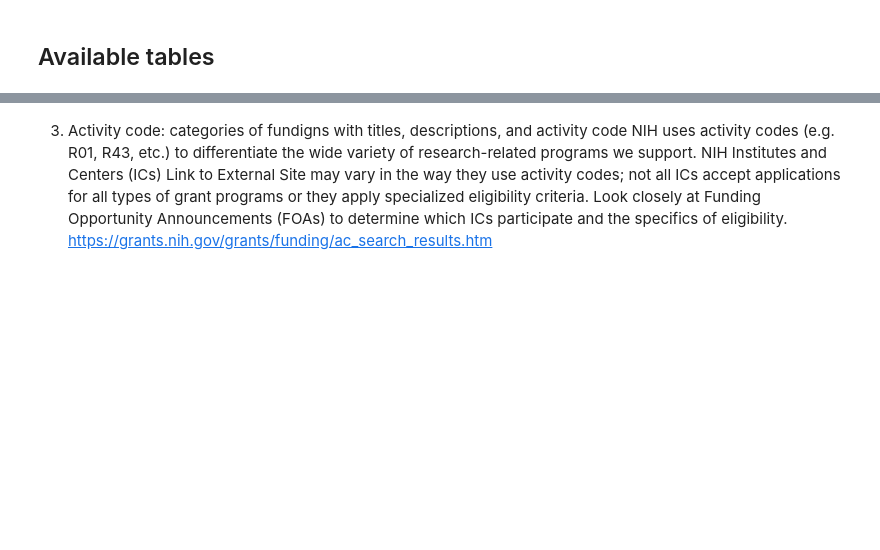
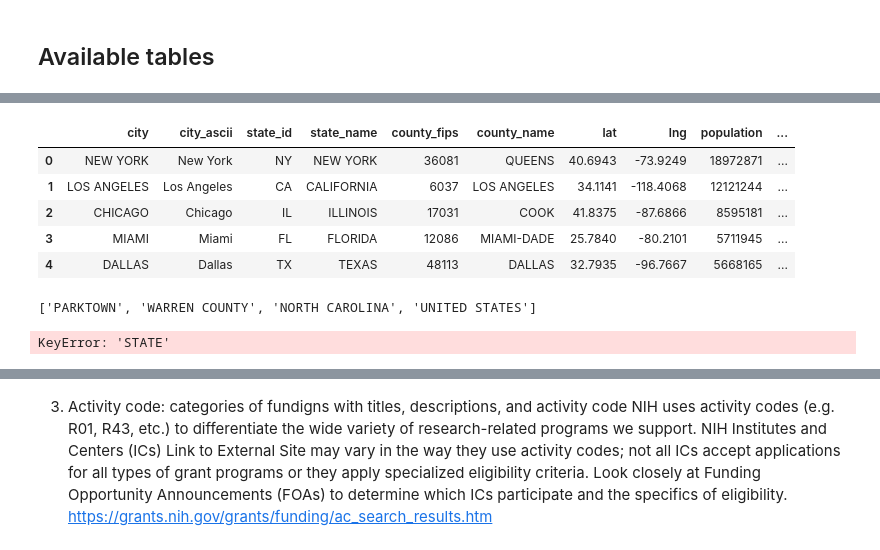
Before and after one commit to linnilinnil/NIH-Fundings-Dashboard, a Jupyter notebook: dbpipe.ipynb, the cells around one changed output, grey strips where cells are left out. Cells and saved outputs as stored; diff of their text form; code cells hidden in the pictures; blank space fills up the shorter version.

```diff
--- a/dbpipe.ipynb
+++ b/dbpipe.ipynb
@@ -19,0 +98,14 @@ https://report.nih.gov/award/index.cfm?ot=&fy=2023&state=&ic=&fm=&orgid=&distr=&
+# %%
+# just downloaded the county and city fips code from us census data and mapped
+city = pd.read_csv("uscities.csv")
+city.city = city.city.str.upper()
+city.county_name = city.county_name.str.upper()
+city.state_name = city.state_name.str.upper()
+city.head()
+# %% [output]
+|  | city | city_ascii | state_id | state_name | county_fips | county_name | lat | lng | population | ... |
+| 0 | NEW YORK | New York | NY | NEW YORK | 36081 | QUEENS | 40.6943 | -73.9249 | 18972871 | ... |
+| 1 | LOS ANGELES | Los Angeles | CA | CALIFORNIA | 6037 | LOS ANGELES | 34.1141 | -118.4068 | 12121244 | ... |
+| 2 | CHICAGO | Chicago | IL | ILLINOIS | 17031 | COOK | 41.8375 | -87.6866 | 8595181 | ... |
+| 3 | MIAMI | Miami | FL | FLORIDA | 12086 | MIAMI-DADE | 25.7840 | -80.2101 | 5711945 | ... |
+| 4 | DALLAS | Dallas | TX | TEXAS | 48113 | DALLAS | 32.7935 | -96.7667 | 5668165 | ... |
@@ -19,0 +166,10 @@ https://report.nih.gov/award/index.cfm?ot=&fy=2023&state=&ic=&fm=&orgid=&distr=&
+# %%
+geolocator.geocode("PARKTOWN, US").address.upper().split(", ")
+# %% [output]
+['PARKTOWN', 'WARREN COUNTY', 'NORTH CAROLINA', 'UNITED STATES']
+# %%
+proj["CITY"] = proj["CITY"].str.upper()
+proj["STATE OR COUNTRY NAME"] = proj['STATE OR COUNTRY NAME'].str.upper()
+proj = geo_encode(proj,city,fip_dict)
+# %% [output]
+KeyError: 'STATE'
```
Also changed, not shown: parts of 18 cells of this notebook, 7 other files.
